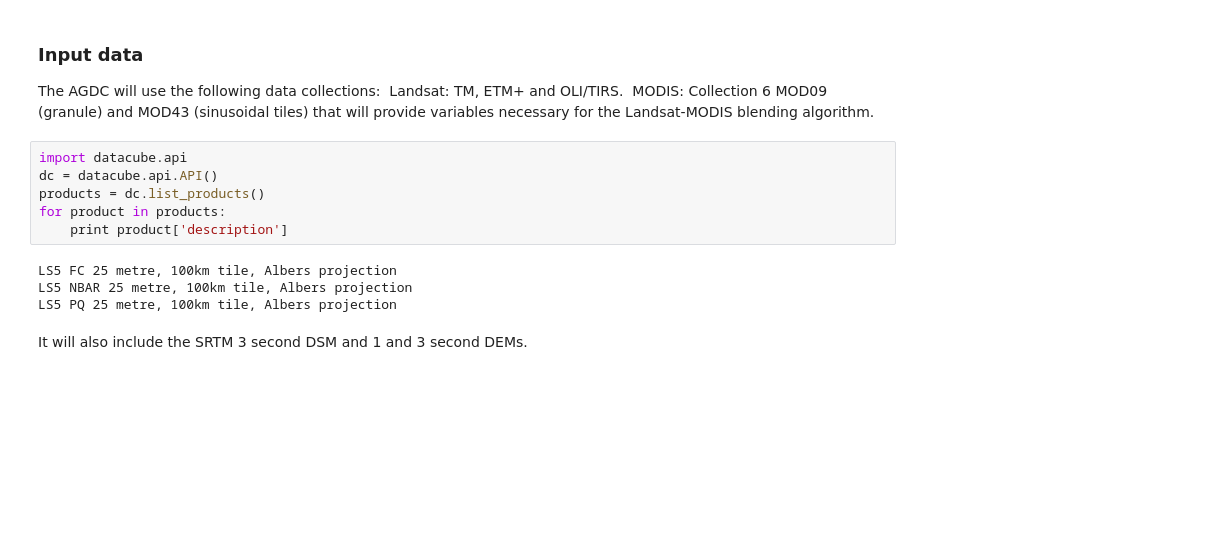
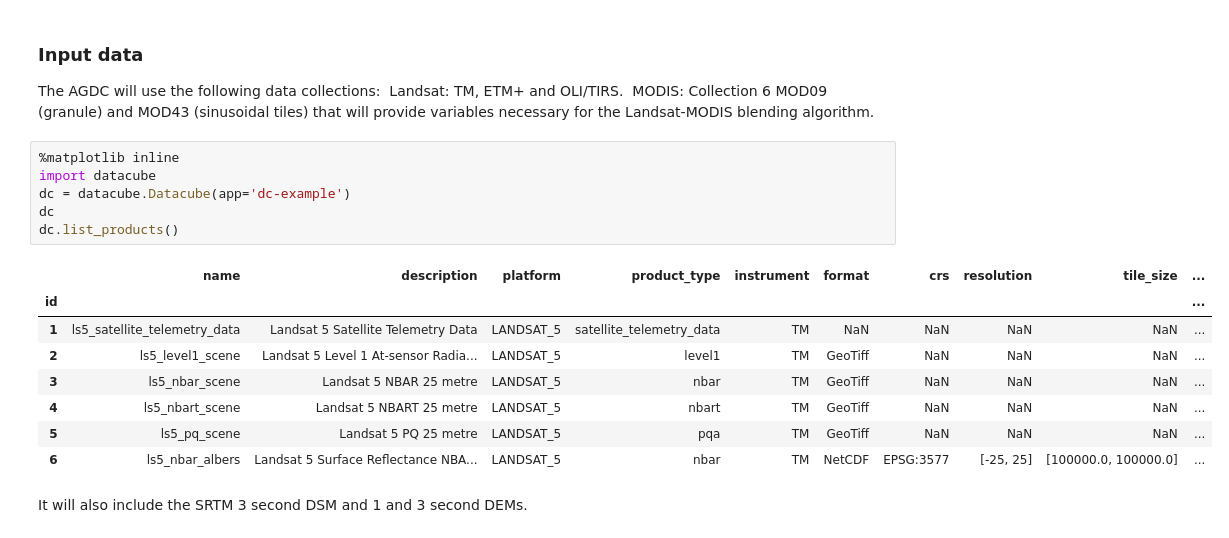
Before and after one commit to GeoscienceAustralia/dea-validation, a Jupyter notebook: requirements_met.ipynb, the cells around one changed output. Saved outputs shown, nothing was run; the diff lists cells and outputs as text; blank space fills up the shorter version.

```diff
--- a/requirements_met.ipynb
+++ b/requirements_met.ipynb
@@ -62,14 +62,19 @@ The AGDC will use the following data collections:
 necessary for the Landsat-MODIS blending algorithm.
-# %%
-import datacube.api
-dc = datacube.api.API()
-products = dc.list_products()
-for product in products:
-    print product['description']
-# %% [output]
-LS5 FC 25 metre, 100km tile, Albers projection
-LS5 NBAR 25 metre, 100km tile, Albers projection
-LS5 PQ 25 metre, 100km tile, Albers projection
+# %%
+%matplotlib inline
+import datacube
+dc = datacube.Datacube(app='dc-example')
+dc
+dc.list_products()
+# %% [output]
+|  | name | description | platform | product_type | instrument | format | crs | resolution | tile_size | ... |
+| id |  |  |  |  |  |  |  |  |  | ... |
+| 1 | ls5_satellite_telemetry_data | Landsat 5 Satellite Telemetry Data | LANDSAT_5 | satellite_telemetry_data | TM | NaN | NaN | NaN | NaN | ... |
+| 2 | ls5_level1_scene | Landsat 5 Level 1 At-sensor Radia... | LANDSAT_5 | level1 | TM | GeoTiff | NaN | NaN | NaN | ... |
+| 3 | ls5_nbar_scene | Landsat 5 NBAR 25 metre | LANDSAT_5 | nbar | TM | GeoTiff | NaN | NaN | NaN | ... |
+| 4 | ls5_nbart_scene | Landsat 5 NBART 25 metre | LANDSAT_5 | nbart | TM | GeoTiff | NaN | NaN | NaN | ... |
+| 5 | ls5_pq_scene | Landsat 5 PQ 25 metre | LANDSAT_5 | pqa | TM | GeoTiff | NaN | NaN | NaN | ... |
+| 6 | ls5_nbar_albers | Landsat 5 Surface Reflectance NBA... | LANDSAT_5 | nbar | TM | NetCDF | EPSG:3577 | [-25, 25] | [100000.0, 100000.0] | ... |
 # %% [markdown]
 It will also include the SRTM 3 second DSM and 1 and 3 second DEMs.
 # %%
```
Also changed, not shown: parts of 34 cells of this notebook.
